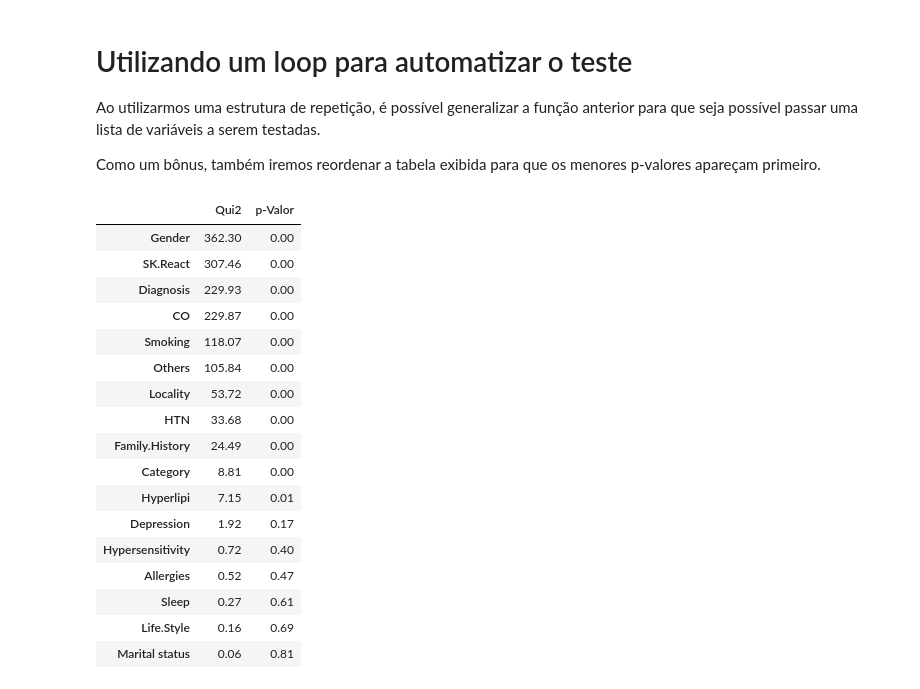
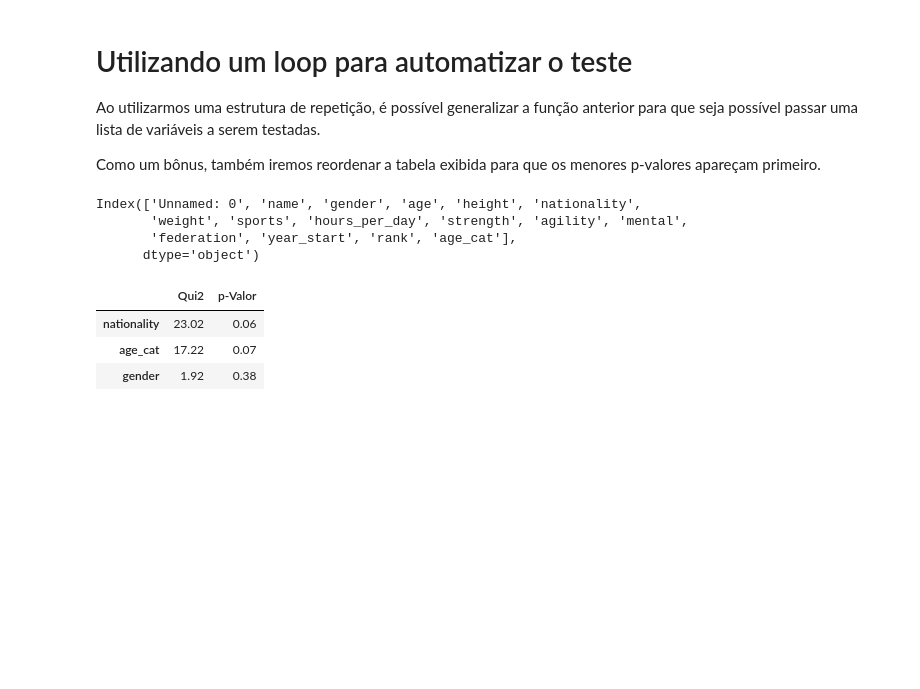
Before and after one commit to al-lla/teste_qui_quadrado, a Jupyter notebook: teste_qui_quadrado.ipynb, the cells around one changed output. Cells and saved outputs as stored; diff of their text form; code cells hidden in the pictures; blank space fills up the shorter version.

```diff
--- a/teste_qui_quadrado.ipynb
+++ b/teste_qui_quadrado.ipynb
@@ -119,0 +119,3 @@ Ademais, como a variável `sports` possui diversas opções combinadas, será ne
+# %%
+df = pd.concat([df, df.sports.str.get_dummies(sep = ',')], axis = 1) # adicionar a tabela gerada anteriormente ao dataframe
+df.drop(columns = 'sports', inplace = True) # remover a coluna de sports
@@ -119,0 +159,4 @@ Ademais, como a variável `sports` possui diversas opções combinadas, será ne
+# %%
+df['age_cat'] = pd.cut(df.age, bins = [18, 25, 28, 30, 33, 35, 60], labels = ['18-25', '26-28', '29-30', '31-33', '34-35', '36-60']).astype(str)
+df['height_cat'] = pd.cut(df.height, bins = [150, 165, 170, 175, 180, 185, 205], labels = ['150-165', '166-170', '171-175', '176-180', '181-185', '186-205']).astype(str)
+df['weight_cat'] = pd.cut(df.weight, bins = [65, 80, 85, 90, 95, 100, 125], labels = ['65-80', '81-85', '86-90', '91-95', '96-100', '101-125']).astype(str)
@@ -127,3 +178,6 @@ var2 = 'Age.Group'
+# %%
+var1 = 'federation'
+var2 = 'gender'
 # %% [markdown]
 Para realizar o teste Qui-Quadrado, é necessário construir uma tabela em que todos os valores da variável 1 sejam linhas e que todos os valores da variável 2 sejam colunas.
 
@@ -234,24 +288,19 @@ def qui_quadrado(df, variavel, lista):
 
   # Visualizar df
   return chi_squared
+# %%
+df.columns
+# %% [output]
+Index(['Unnamed: 0', 'name', 'gender', 'age', 'height', 'nationality',
+       'weight', 'sports', 'hours_per_day', 'strength', 'agility', 'mental',
+       'federation', 'year_start', 'rank', 'age_cat'],
+      dtype='object')
+# %%
+df_quali = ['gender', 'nationality', 'age_cat']
 # %%
-qui_quadrado(df, 'Gender', df_quali[1:len(df_quali)])
+qui_quadrado(df, 'federation', df_quali)
 # %% [output]
 |  | Qui2 | p-Valor |
-| Gender | 362.30 | 0.00 |
-| SK.React | 307.46 | 0.00 |
-| Diagnosis | 229.93 | 0.00 |
-| CO | 229.87 | 0.00 |
-| Smoking | 118.07 | 0.00 |
-| Others | 105.84 | 0.00 |
-| Locality | 53.72 | 0.00 |
-| HTN | 33.68 | 0.00 |
-| Family.History | 24.49 | 0.00 |
-| Category | 8.81 | 0.00 |
-| Hyperlipi | 7.15 | 0.01 |
-| Depression | 1.92 | 0.17 |
-| Hypersensitivity | 0.72 | 0.40 |
-| Allergies | 0.52 | 0.47 |
-| Sleep | 0.27 | 0.61 |
-| Life.Style | 0.16 | 0.69 |
-| Marital status | 0.06 | 0.81 |
+| nationality | 23.02 | 0.06 |
+| age_cat | 17.22 | 0.07 |
+| gender | 1.92 | 0.38 |
```
Also changed, not shown: parts of 15 cells of this notebook.
